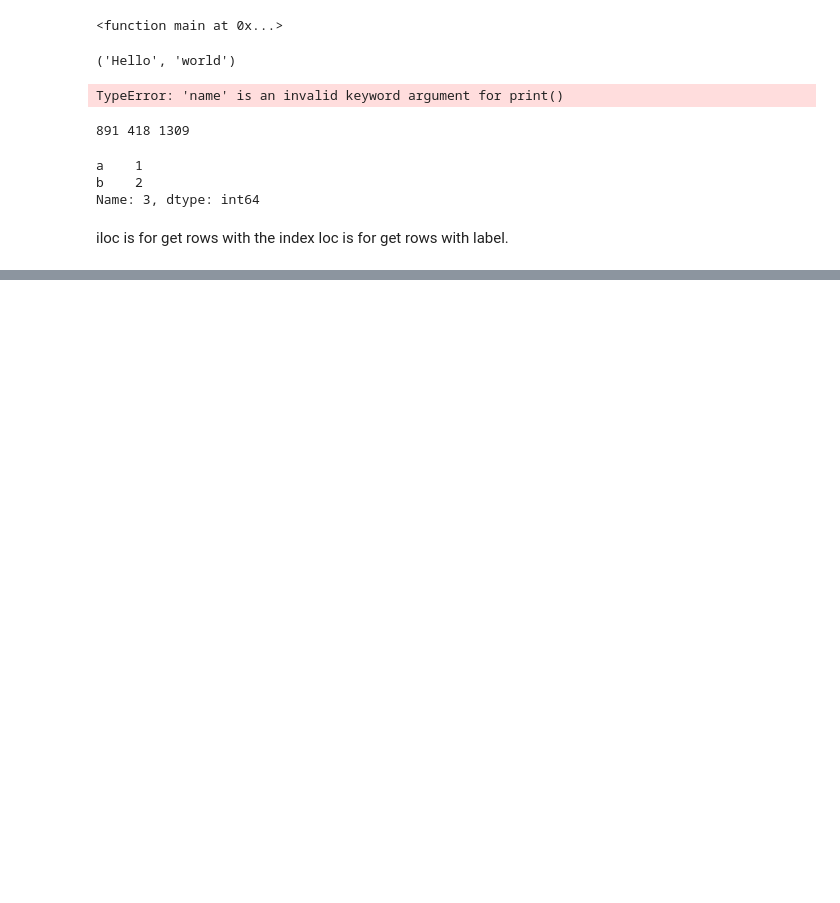
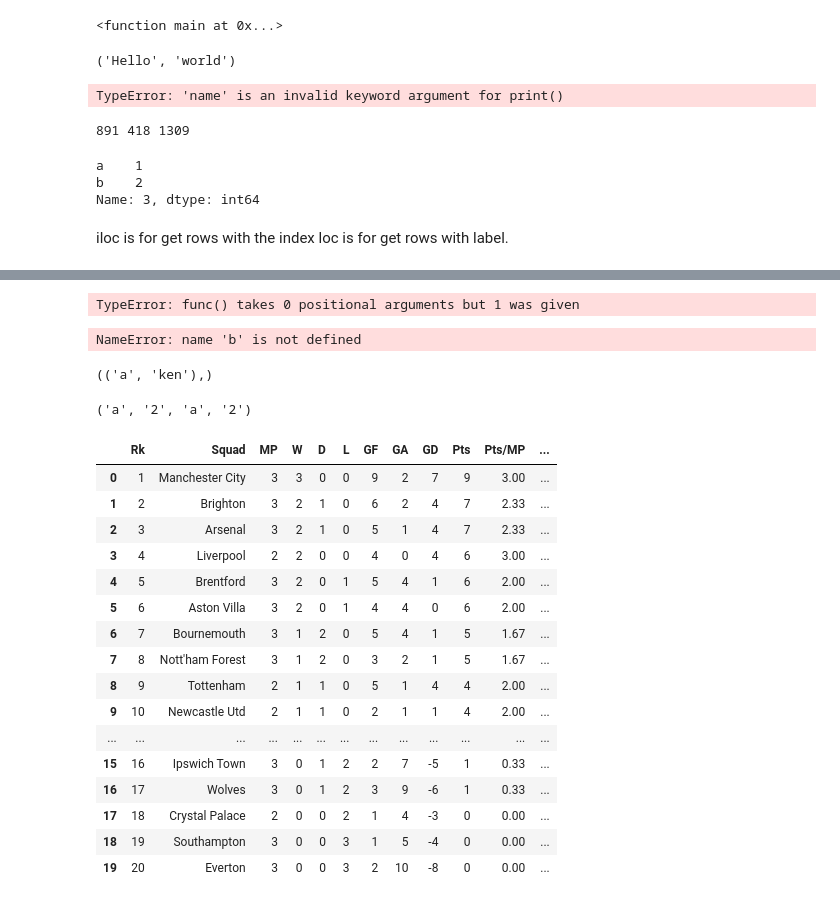
Before and after one commit to odekodu/data-science, a Jupyter notebook: notes/note.ipynb, the cells around one changed output, grey strips where cells are left out. Cells and saved outputs as stored; diff of their text form; code cells hidden in the pictures; blank space fills up the shorter version.

```diff
--- a/notes/note.ipynb
+++ b/notes/note.ipynb
@@ -78,0 +100,44 @@ loc is for get rows with label.
+# %%
+def func (**kwargs: dict):
+    print(kwargs)
+
+func('ken')
+# %% [output]
+TypeError: func() takes 0 positional arguments but 1 was given
+# %%
+b = []
+c = [if i < 70 then ]
+# %% [output]
+NameError: name 'b' is not defined
+# %%
+tuple(dict([('a','ken')]).items())
+# %% [output]
+(('a', 'ken'),)
+# %%
+('a', '2') * 2
+# %% [output]
+('a', '2', 'a', '2')
+# %%
+import pandas
+
+premier_league = pandas.read_html('https://fbref.com/en/comps/9/Premier-League-Stats')
+# %%
+premier_league[0]
+# %% [output]
+|  | Rk | Squad | MP | W | D | L | GF | GA | GD | Pts | Pts/MP | ... |
+| 0 | 1 | Manchester City | 3 | 3 | 0 | 0 | 9 | 2 | 7 | 9 | 3.00 | ... |
+| 1 | 2 | Brighton | 3 | 2 | 1 | 0 | 6 | 2 | 4 | 7 | 2.33 | ... |
+| 2 | 3 | Arsenal | 3 | 2 | 1 | 0 | 5 | 1 | 4 | 7 | 2.33 | ... |
+| 3 | 4 | Liverpool | 2 | 2 | 0 | 0 | 4 | 0 | 4 | 6 | 3.00 | ... |
+| 4 | 5 | Brentford | 3 | 2 | 0 | 1 | 5 | 4 | 1 | 6 | 2.00 | ... |
+| 5 | 6 | Aston Villa | 3 | 2 | 0 | 1 | 4 | 4 | 0 | 6 | 2.00 | ... |
+| 6 | 7 | Bournemouth | 3 | 1 | 2 | 0 | 5 | 4 | 1 | 5 | 1.67 | ... |
+| 7 | 8 | Nott'ham Forest | 3 | 1 | 2 | 0 | 3 | 2 | 1 | 5 | 1.67 | ... |
+| 8 | 9 | Tottenham | 2 | 1 | 1 | 0 | 5 | 1 | 4 | 4 | 2.00 | ... |
+| 9 | 10 | Newcastle Utd | 2 | 1 | 1 | 0 | 2 | 1 | 1 | 4 | 2.00 | ... |
+| ... | ... | ... | ... | ... | ... | ... | ... | ... | ... | ... | ... | ... |
+| 15 | 16 | Ipswich Town | 3 | 0 | 1 | 2 | 2 | 7 | -5 | 1 | 0.33 | ... |
+| 16 | 17 | Wolves | 3 | 0 | 1 | 2 | 3 | 9 | -6 | 1 | 0.33 | ... |
+| 17 | 18 | Crystal Palace | 2 | 0 | 0 | 2 | 1 | 4 | -3 | 0 | 0.00 | ... |
+| 18 | 19 | Southampton | 3 | 0 | 0 | 3 | 1 | 5 | -4 | 0 | 0.00 | ... |
+| 19 | 20 | Everton | 3 | 0 | 0 | 3 | 2 | 10 | -8 | 0 | 0.00 | ... |
```
Also changed, not shown: parts of 15 cells of this notebook, 18 other files.
